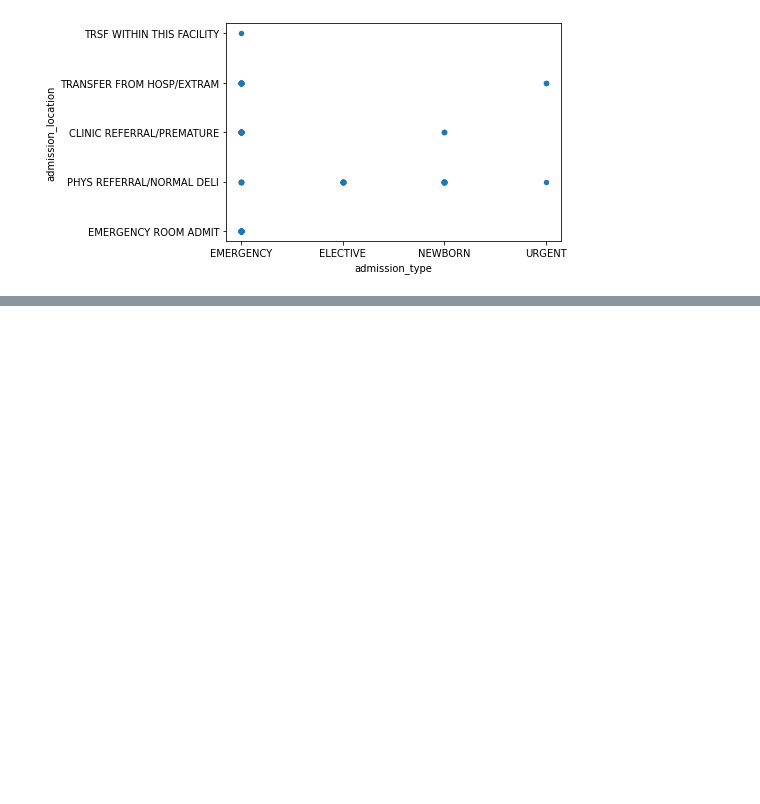
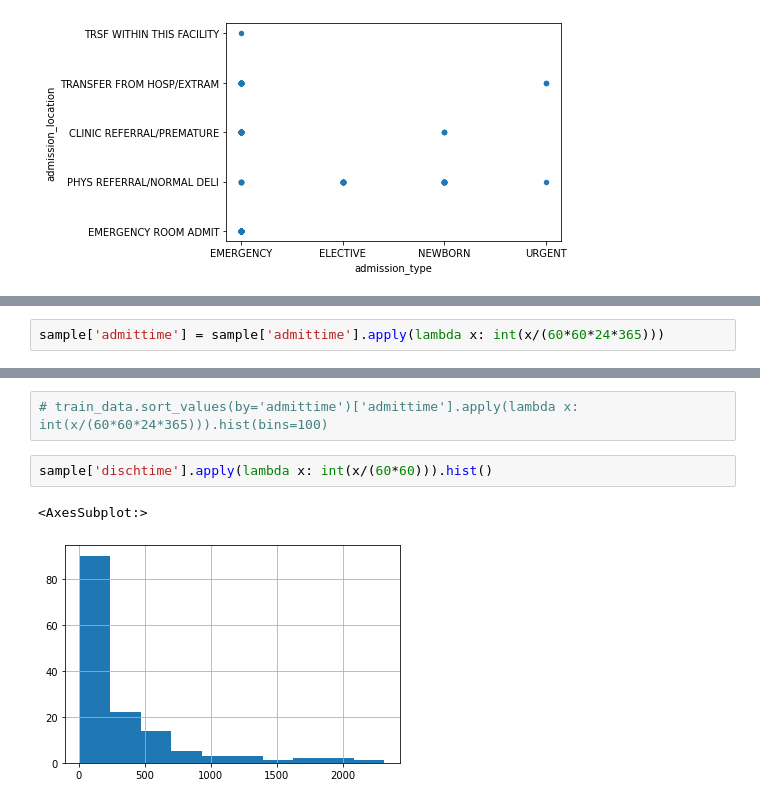
Before and after one commit to Alaskyed/Synthetic-Electronic-Health-Records-Data-using-MIMIC-III, a Jupyter notebook: SDV_admissions_generation.ipynb, the cells around one changed output, grey strips where cells are left out. Saved outputs shown, nothing was run; the diff lists cells and outputs as text; blank space fills up the shorter version.

```diff
--- a/SDV_admissions_generation.ipynb
+++ b/SDV_admissions_generation.ipynb
@@ -334 +355,3 @@ train_data.sort_values(by='insurance')['insurance'].hist()
+# %%
+sample['admittime'] = sample['admittime'].apply(lambda x: int(x/(60*60*24*365)))
 # %%
@@ -338,0 +362,7 @@ sample.sort_values(by='insurance')['insurance'].hist()
+# %%
+# train_data.sort_values(by='admittime')['admittime'].apply(lambda x: int(x/(60*60*24*365))).hist(bins=100)
+# %%
+sample['dischtime'].apply(lambda x: int(x/(60*60))).hist()
+# %% [output]
+<AxesSubplot:>
+[figure, added]
```
Also changed, not shown: parts of 36 cells of this notebook, 20 other files.
